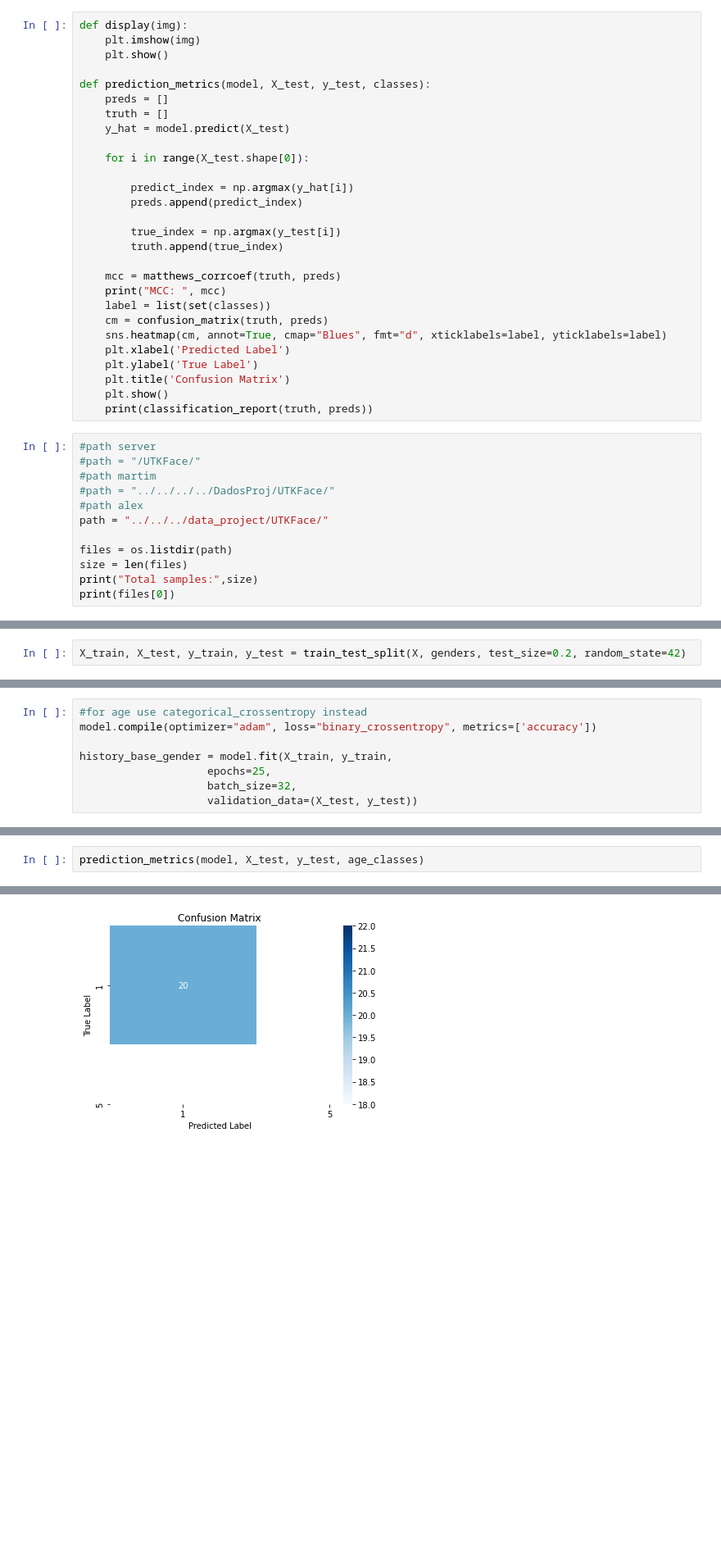
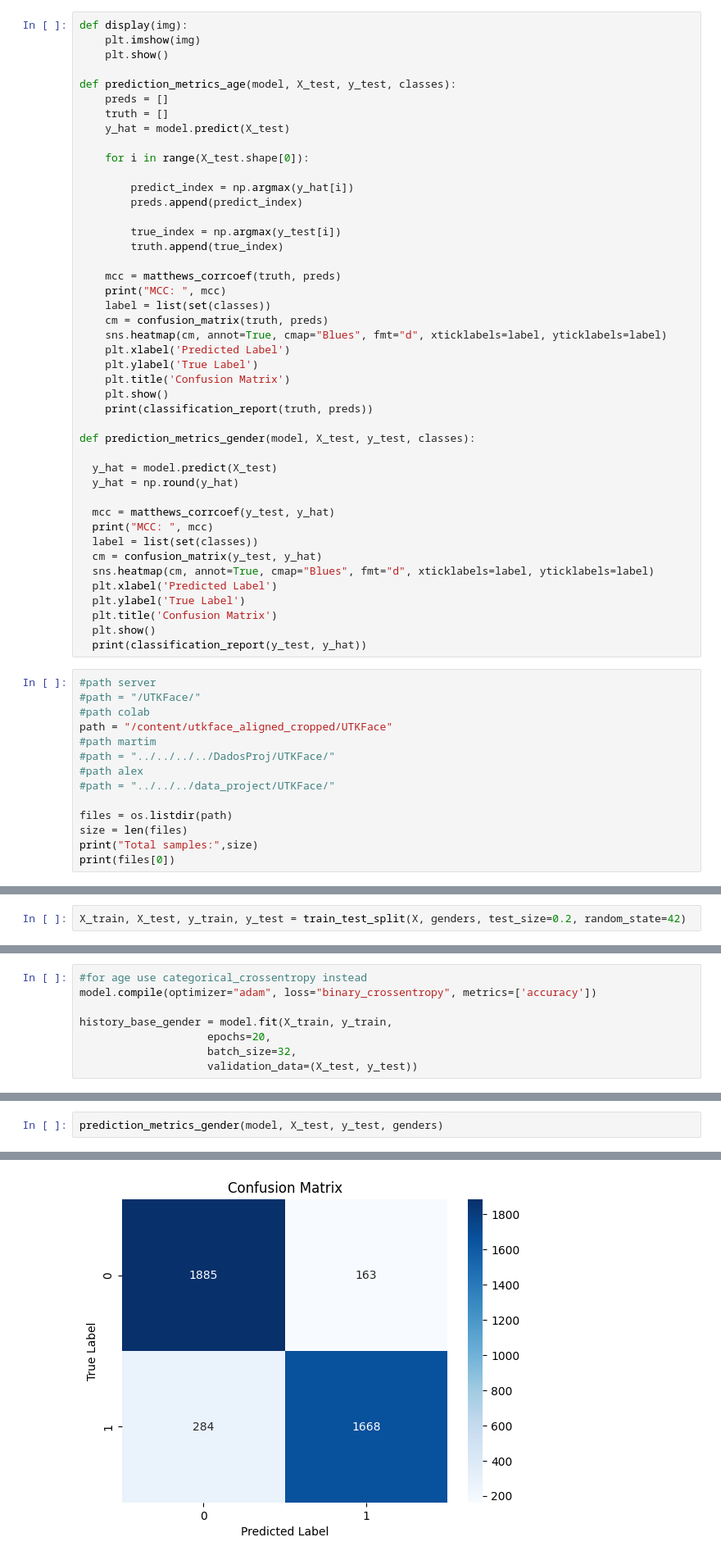
Before and after one commit to ASobreira/Advanced-Machine-Learning, a Jupyter notebook: Project/Project/only_cnn.ipynb, the cells around one changed output, grey strips where cells are left out. Shown at 82% size. Saved outputs shown, nothing was run; the diff lists cells and outputs as text; blank space fills up the shorter version.

```diff
--- a/Project/Project/only_cnn.ipynb
+++ b/Project/Project/only_cnn.ipynb
@@ -60,7 +83,7 @@ def display(img):
     plt.imshow(img)
     plt.show()
 
-def prediction_metrics(model, X_test, y_test, classes):
+def prediction_metrics_age(model, X_test, y_test, classes):
     preds = []
     truth = []
     y_hat = model.predict(X_test)
@@ -83,13 +106,31 @@ def prediction_metrics(model, X_test, y_test, classes):
     plt.title('Confusion Matrix')
     plt.show()
     print(classification_report(truth, preds))
+
+def prediction_metrics_gender(model, X_test, y_test, classes):
+
+  y_hat = model.predict(X_test)
+  y_hat = np.round(y_hat)
+
+  mcc = matthews_corrcoef(y_test, y_hat)
+  print("MCC: ", mcc)
+  label = list(set(classes))
+  cm = confusion_matrix(y_test, y_hat)
+  sns.heatmap(cm, annot=True, cmap="Blues", fmt="d", xticklabels=label, yticklabels=label)
+  plt.xlabel('Predicted Label')
+  plt.ylabel('True Label')
+  plt.title('Confusion Matrix')
+  plt.show()
+  print(classification_report(y_test, y_hat))
 # %%
 #path server
 #path = "/UTKFace/"
+#path colab
+path = "/content/utkface_aligned_cropped/UTKFace"
 #path martim
 #path = "../../../../DadosProj/UTKFace/"
 #path alex
-path = "../../../data_project/UTKFace/"
+#path = "../../../data_project/UTKFace/"
 
 files = os.listdir(path)
 size = len(files)
@@ -277,7 +354,7 @@ _________________________________________________________________
 model.compile(optimizer="adam", loss="binary_crossentropy", metrics=['accuracy'])
 
 history_base_gender = model.fit(X_train, y_train,
-                    epochs=25,
+                    epochs=20,
                     batch_size=32,
                     validation_data=(X_test, y_test))
 # %% [output]
@@ -301,3 +378,3 @@ Epoch 25/25
 # %%
-prediction_metrics(model, X_test, y_test, age_classes)
+prediction_metrics_gender(model, X_test, y_test, genders)
 # %% [output]
@@ -306,3 +383,3 @@ MCC:  0.0
-[figure, old version]
+[figure, new version]
               precision    recall  f1-score   support
 
```
Also changed, not shown: parts of 68 cells of this notebook, 4 other files.
